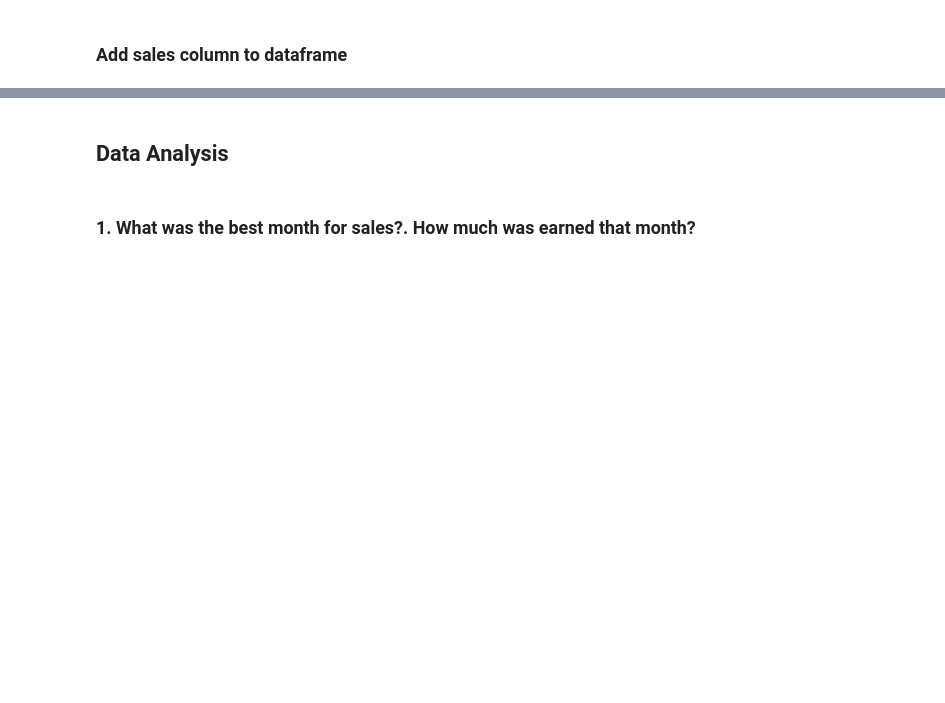
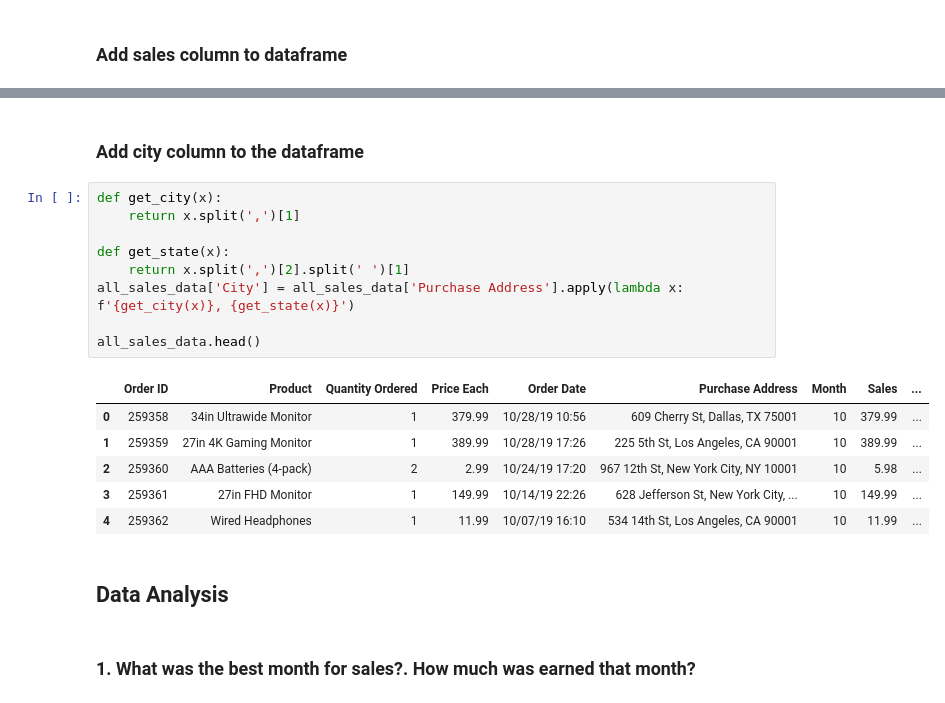
Before and after one commit to SimonOkello/Data-Analysis, a Jupyter notebook: Sales Data Analysis.ipynb, the cells around one changed output, grey strips where cells are left out. Drawn from its saved outputs; the diff is of its cells as text; blank space fills up the shorter version.

```diff
--- a/Sales Data Analysis.ipynb
+++ b/Sales Data Analysis.ipynb
@@ -66,3 +137,21 @@ all_sales_data.head()
+# %% [markdown]
+### Add city column to the dataframe
+# %%
+def get_city(x):
+    return x.split(',')[1]
+
+def get_state(x):
+    return x.split(',')[2].split(' ')[1]
+all_sales_data['City'] = all_sales_data['Purchase Address'].apply(lambda x: f'{get_city(x)}, {get_state(x)}')
+
+all_sales_data.head()
+# %% [output]
+|  | Order ID | Product | Quantity Ordered | Price Each | Order Date | Purchase Address | Month | Sales | ... |
+| 0 | 259358 | 34in Ultrawide Monitor | 1 | 379.99 | 10/28/19 10:56 | 609 Cherry St, Dallas, TX 75001 | 10 | 379.99 | ... |
+| 1 | 259359 | 27in 4K Gaming Monitor | 1 | 389.99 | 10/28/19 17:26 | 225 5th St, Los Angeles, CA 90001 | 10 | 389.99 | ... |
+| 2 | 259360 | AAA Batteries (4-pack) | 2 | 2.99 | 10/24/19 17:20 | 967 12th St, New York City, NY 10001 | 10 | 5.98 | ... |
+| 3 | 259361 | 27in FHD Monitor | 1 | 149.99 | 10/14/19 22:26 | 628 Jefferson St, New York City, ... | 10 | 149.99 | ... |
+| 4 | 259362 | Wired Headphones | 1 | 11.99 | 10/07/19 16:10 | 534 14th St, Los Angeles, CA 90001 | 10 | 11.99 | ... |
 # %% [markdown]
 ## Data Analysis
 # %% [markdown]
```
Also changed, not shown: parts of 16 cells of this notebook, 1 other file.
